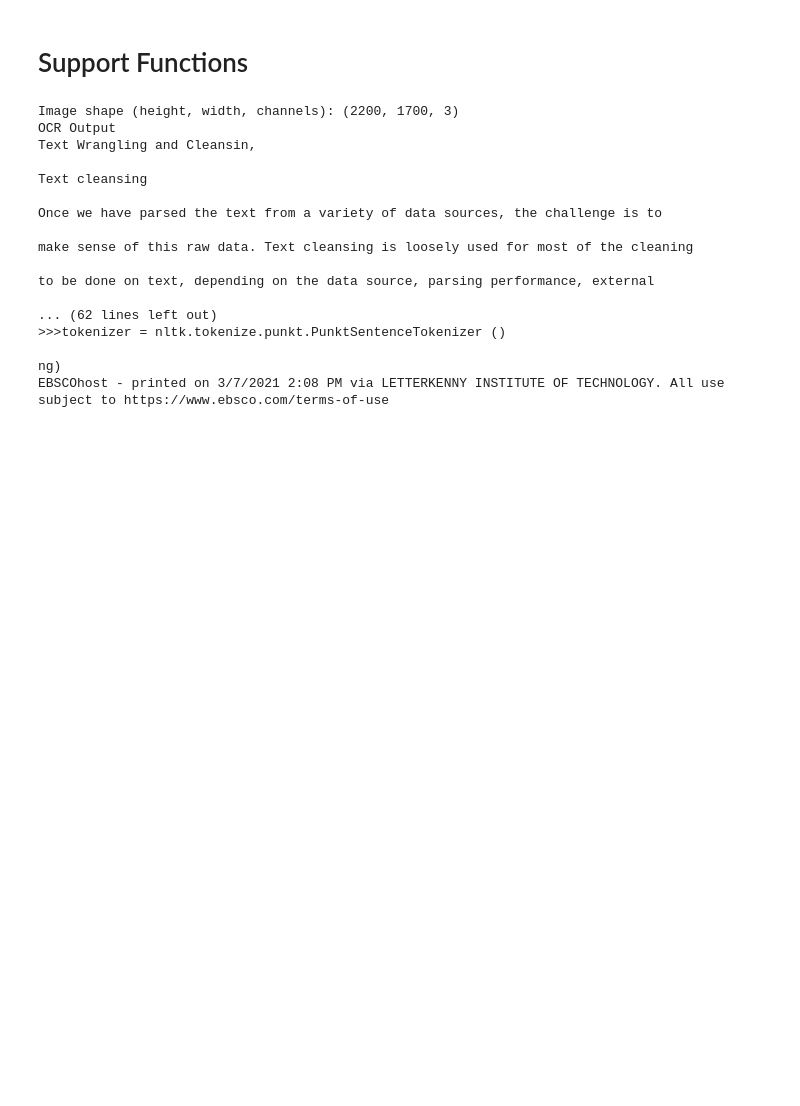
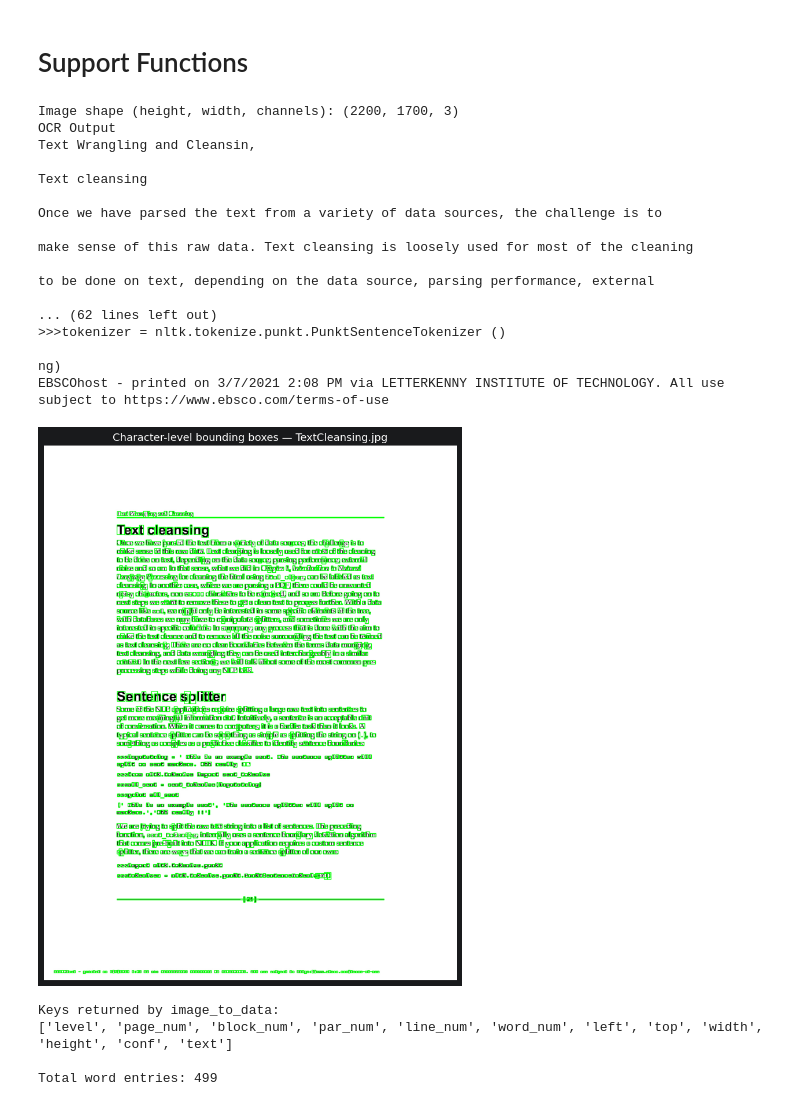
Before and after one commit to ATU-BDAAI/ca2-assignment-KonradMarcinPsiuk, a Jupyter notebook: CA2_Template.ipynb, the cells around one changed output. Saved outputs shown, nothing was run; the diff lists cells and outputs as text; code cells hidden in the pictures; blank space fills up the shorter version.

```diff
--- a/CA2_Template.ipynb
+++ b/CA2_Template.ipynb
@@ -87,3 +90,38 @@ to be done on text, depending on the data source, parsing performance, external
 
 ng)
 EBSCOhost - printed on 3/7/2021 2:08 PM via LETTERKENNY INSTITUTE OF TECHNOLOGY. All use subject to https://www.ebsco.com/terms-of-use
+# %%
+img_boxes = cv2.imread('TextCleansing.jpg')
+h, w, c   = img_boxes.shape
+
+boxes = pytesseract.image_to_boxes(img_boxes)
+
+for b in boxes.splitlines():
+    b = b.split(' ')
+    img_boxes = cv2.rectangle(
+        img_boxes,
+        (int(b[1]), h - int(b[2])),
+        (int(b[3]), h - int(b[4])),
+        (0, 255, 0), 2   # green, thickness 2
+    )
+
+plt.figure(figsize=(16, 12))
+plt.imshow(cv2.cvtColor(img_boxes, cv2.COLOR_BGR2RGB))
+plt.axis('off')
+plt.title('Character-level bounding boxes — TextCleansing.jpg', fontsize=13)
+plt.show()
+# %% [output]
+[figure, added]
+# %%
+img_search = cv2.imread('TextCleansing.jpg')
+
+d = pytesseract.image_to_data(img_search, output_type=Output.DICT)
+
+print('Keys returned by image_to_data:')
+print(list(d.keys()))
+print(f'\nTotal word entries: {len(d["text"])}')
+# %% [output]
+Keys returned by image_to_data:
+['level', 'page_num', 'block_num', 'par_num', 'line_num', 'word_num', 'left', 'top', 'width', 'height', 'conf', 'text']
+
+Total word entries: 499
```
Also changed, not shown: parts of 2 cells of this notebook.
